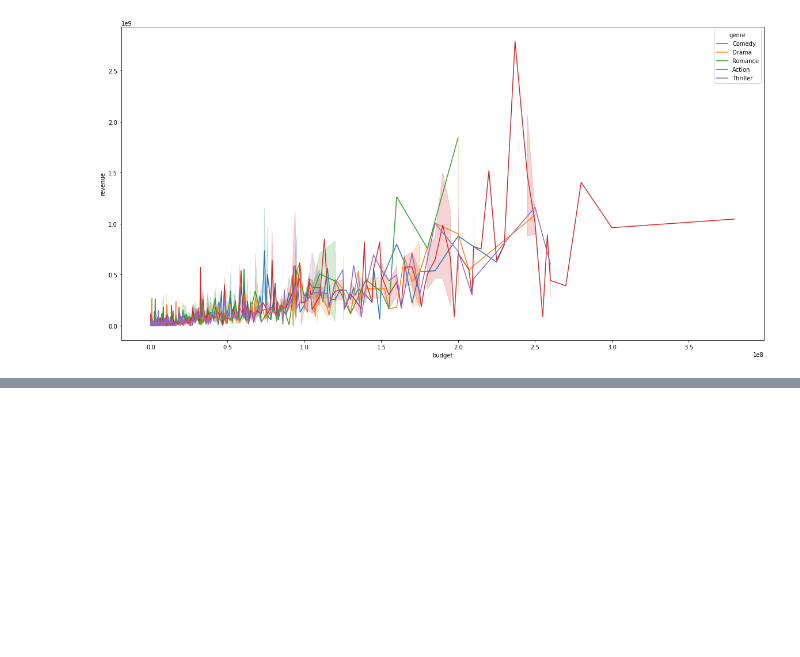
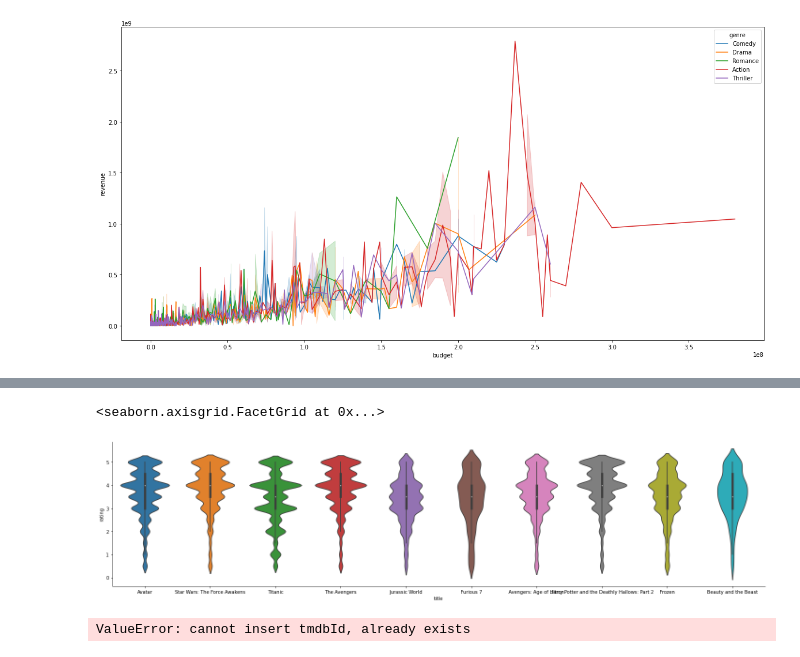
Before and after one commit to adi-benz/movies-rating-analysis, a Jupyter notebook: analysis.ipynb, the cells around one changed output, grey strips where cells are left out. Cells and saved outputs as stored; diff of their text form; code cells hidden in the pictures; blank space fills up the shorter version.

```diff
--- a/analysis.ipynb
+++ b/analysis.ipynb
@@ -268,0 +281,6 @@ c = pd.DataFrame(data=new_rows, columns=movie_metadata_tmp.columns)
+# %%
+ratings = pd.read_csv('movies-dataset/ratings.csv')
+links = pd.read_csv('movies-dataset/links.csv')
+ratings = ratings.merge(links, on='movieId')
+ratings = ratings.dropna()
+ratings['tmdbId'] = ratings['tmdbId'].astype(int)
@@ -268,0 +296,17 @@ c = pd.DataFrame(data=new_rows, columns=movie_metadata_tmp.columns)
+# %%
+top_movies = movies_metadata.nlargest(10, 'revenue')
+# %%
+top_movies_ratings = top_movies.merge(ratings, left_on='id', right_on='tmdbId')
+# %%
+sns.catplot(x='title', y='rating', data=top_movies_ratings, kind='violin', height=5, aspect=4)
+# %% [output]
+<seaborn.axisgrid.FacetGrid at 0x...>
+[figure, added]
+# %%
+rating_stds = ratings.groupby('tmdbId')['rating'].std().dropna()
+a=rating_stds.reset_index(name='tmdbId')
+# a.index.name = 'tmdbId'
+a
+# controversial_movies = rating_stds.nlargest(10)
+# %% [output]
+ValueError: cannot insert tmdbId, already exists
```
Also changed, not shown: parts of 11 cells of this notebook.
